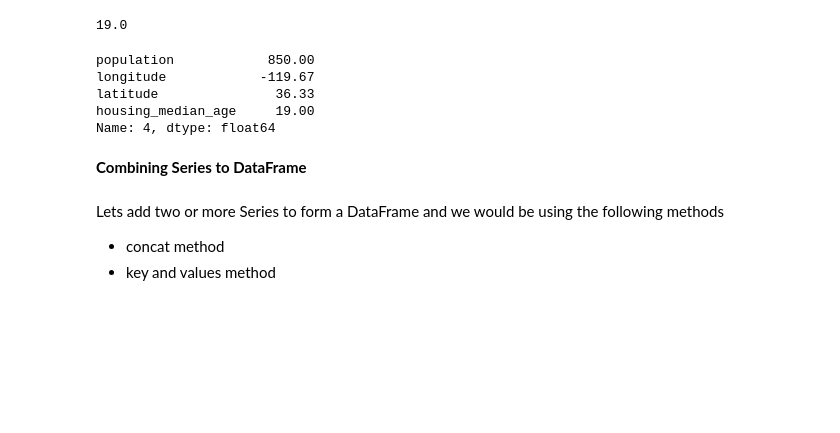
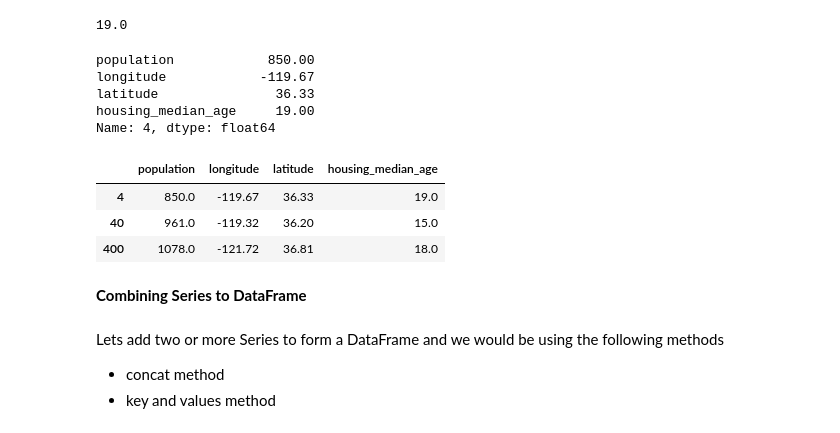
Before and after one commit to andazi/learning-pandas, a Jupyter notebook: learning_pandas.ipynb, the cells around one changed output. Saved outputs shown, nothing was run; the diff lists cells and outputs as text; code cells hidden in the pictures; blank space fills up the shorter version.

```diff
--- a/learning_pandas.ipynb
+++ b/learning_pandas.ipynb
@@ -376,6 +377,14 @@ longitude            -119.67
 latitude               36.33
 housing_median_age     19.00
 Name: 4, dtype: float64
+# %%
+# you can return all at once based on needs
+california_housing.loc[[4, 40, 400], ['population', 'longitude', 'latitude', 'housing_median_age']]
+# %% [output]
+|  | population | longitude | latitude | housing_median_age |
+| 4 | 850.0 | -119.67 | 36.33 | 19.0 |
+| 40 | 961.0 | -119.32 | 36.20 | 15.0 |
+| 400 | 1078.0 | -121.72 | 36.81 | 18.0 |
 # %% [markdown]
 **Combining Series to DataFrame**
 # %% [markdown]
```
Also changed, not shown: parts of 4 cells of this notebook.
